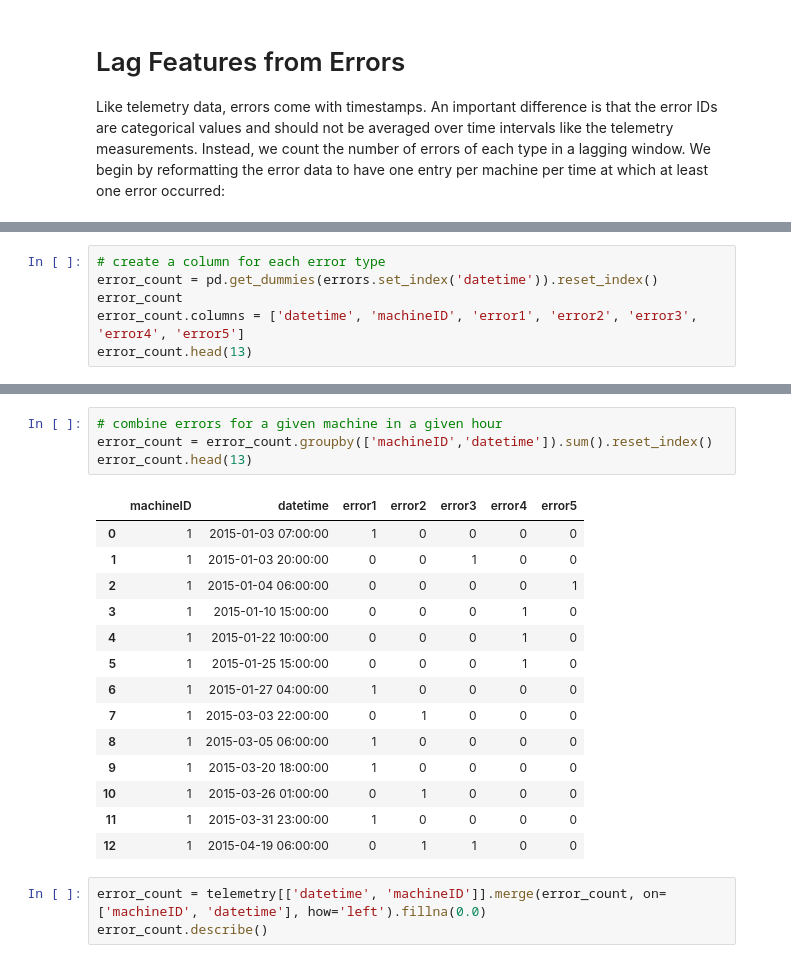
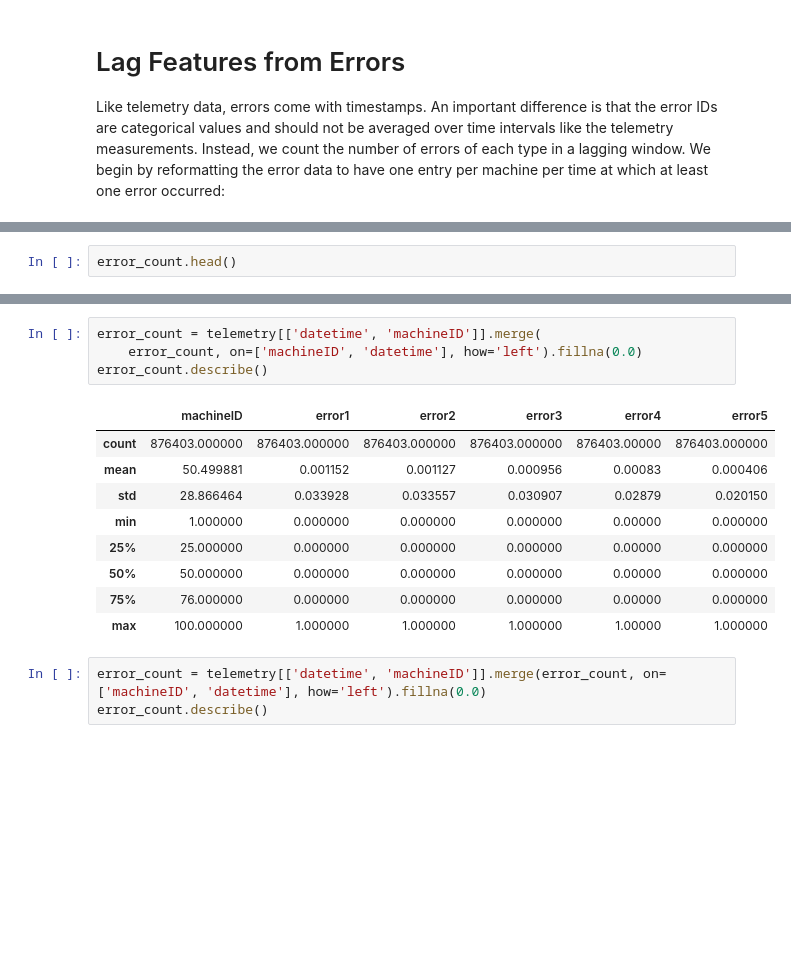
Before and after one commit to TahsinPavel/Machine-Learning-Model-for-Predictive-Maintenance-, a Jupyter notebook: Predictive Maintenance .ipynb, the cells around one changed output, grey strips where cells are left out. Drawn from its saved outputs; the diff is of its cells as text; blank space fills up the shorter version.

```diff
--- a/Predictive Maintenance .ipynb
+++ b/Predictive Maintenance .ipynb
@@ -312,7 +298,3 @@ errors
 # %%
-# create a column for each error type
-error_count = pd.get_dummies(errors.set_index('datetime')).reset_index()
-error_count
-error_count.columns = ['datetime', 'machineID', 'error1', 'error2', 'error3', 'error4', 'error5']
-error_count.head(13)
+error_count.head()
 # %% [output]
@@ -333,22 +307,17 @@ error_count.head(13)
 # %%
-# combine errors for a given machine in a given hour
-error_count = error_count.groupby(['machineID','datetime']).sum().reset_index()
-error_count.head(13)
+error_count = telemetry[['datetime', 'machineID']].merge(
+    error_count, on=['machineID', 'datetime'], how='left').fillna(0.0)
+error_count.describe()
 # %% [output]
-|  | machineID | datetime | error1 | error2 | error3 | error4 | error5 |
-| 0 | 1 | 2015-01-03 07:00:00 | 1 | 0 | 0 | 0 | 0 |
-| 1 | 1 | 2015-01-03 20:00:00 | 0 | 0 | 1 | 0 | 0 |
-| 2 | 1 | 2015-01-04 06:00:00 | 0 | 0 | 0 | 0 | 1 |
-| 3 | 1 | 2015-01-10 15:00:00 | 0 | 0 | 0 | 1 | 0 |
-| 4 | 1 | 2015-01-22 10:00:00 | 0 | 0 | 0 | 1 | 0 |
-| 5 | 1 | 2015-01-25 15:00:00 | 0 | 0 | 0 | 1 | 0 |
-| 6 | 1 | 2015-01-27 04:00:00 | 1 | 0 | 0 | 0 | 0 |
-| 7 | 1 | 2015-03-03 22:00:00 | 0 | 1 | 0 | 0 | 0 |
-| 8 | 1 | 2015-03-05 06:00:00 | 1 | 0 | 0 | 0 | 0 |
-| 9 | 1 | 2015-03-20 18:00:00 | 1 | 0 | 0 | 0 | 0 |
-| 10 | 1 | 2015-03-26 01:00:00 | 0 | 1 | 0 | 0 | 0 |
-| 11 | 1 | 2015-03-31 23:00:00 | 1 | 0 | 0 | 0 | 0 |
-| 12 | 1 | 2015-04-19 06:00:00 | 0 | 1 | 1 | 0 | 0 |
+|  | machineID | error1 | error2 | error3 | error4 | error5 |
+| count | 876403.000000 | 876403.000000 | 876403.000000 | 876403.000000 | 876403.00000 | 876403.000000 |
+| mean | 50.499881 | 0.001152 | 0.001127 | 0.000956 | 0.00083 | 0.000406 |
+| std | 28.866464 | 0.033928 | 0.033557 | 0.030907 | 0.02879 | 0.020150 |
+| min | 1.000000 | 0.000000 | 0.000000 | 0.000000 | 0.00000 | 0.000000 |
+| 25% | 25.000000 | 0.000000 | 0.000000 | 0.000000 | 0.00000 | 0.000000 |
+| 50% | 50.000000 | 0.000000 | 0.000000 | 0.000000 | 0.00000 | 0.000000 |
+| 75% | 76.000000 | 0.000000 | 0.000000 | 0.000000 | 0.00000 | 0.000000 |
+| max | 100.000000 | 1.000000 | 1.000000 | 1.000000 | 1.00000 | 1.000000 |
 # %%
 error_count = telemetry[['datetime', 'machineID']].merge(error_count, on=['machineID', 'datetime'], how='left').fillna(0.0)
 error_count.describe()
```
Also changed, not shown: parts of 12 cells of this notebook.
